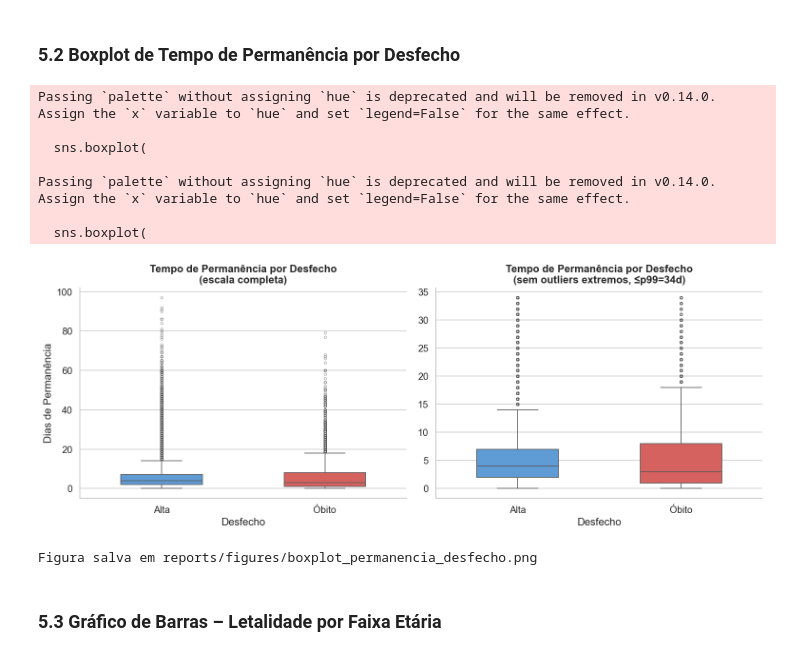
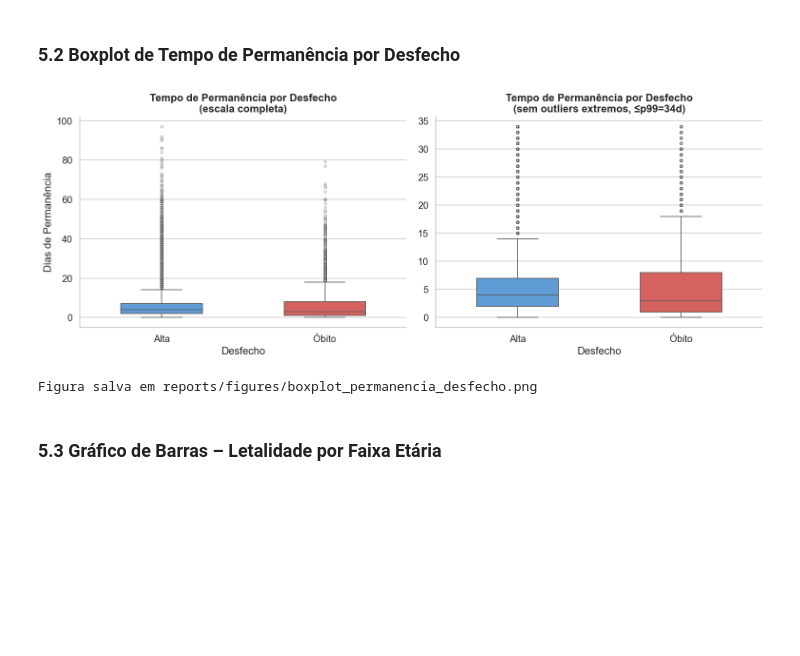
Before and after one commit to Carolina-Silva/TCC, a Jupyter notebook: notebooks/03_analysis_exploration_visualization.ipynb, the cells around one changed output. Cells and saved outputs as stored; diff of their text form; code cells hidden in the pictures; blank space fills up the shorter version.

```diff
--- a/notebooks/03_analysis_exploration_visualization.ipynb
+++ b/notebooks/03_analysis_exploration_visualization.ipynb
@@ -357,45 +364,38 @@ Figura salva em reports/figures/hist_idade.png
 # %%
 fig, axes = plt.subplots(1, 2, figsize=(13, 5))
 
 # Escala completa
 sns.boxplot(
     data=df, x='desfecho_label', y='dias_permanencia',
-    palette={'Alta': '#4C9BE8', 'Óbito': '#E8504C'},
-    width=0.5, flierprops=dict(marker='o', markersize=3, alpha=0.4),
+    hue='desfecho_label', palette={'Alta': '#4C9BE8', 'Óbito': '#E8504C'},
+    width=0.5, legend=False, flierprops=dict(marker='o', markersize=3, alpha=0.4),
     ax=axes[0]
 )
 axes[0].set_title('Tempo de Permanência por Desfecho\n(escala completa)', fontweight='bold')
 axes[0].set_xlabel('Desfecho')
 axes[0].set_ylabel('Dias de Permanência')
 
 # Sem outliers extremos (p99)
 p99 = df['dias_permanencia'].quantile(0.99)
 df_trim = df[df['dias_permanencia'] <= p99]
 sns.boxplot(
     data=df_trim, x='desfecho_label', y='dias_permanencia',
-    palette={'Alta': '#4C9BE8', 'Óbito': '#E8504C'},
-    width=0.5, flierprops=dict(marker='o', markersize=3, alpha=0.4),
+    hue='desfecho_label', palette={'Alta': '#4C9BE8', 'Óbito': '#E8504C'},
+    width=0.5, legend=False, flierprops=dict(marker='o', markersize=3, alpha=0.4),
     ax=axes[1]
 )
 axes[1].set_title(f'Tempo de Permanência por Desfecho\n(sem outliers extremos, ≤p99={p99:.0f}d)', fontweight='bold')
 axes[1].set_xlabel('Desfecho')
 axes[1].set_ylabel('')
 
 sns.despine()
 plt.tight_layout()
 plt.savefig(FIG_PATH / 'boxplot_permanencia_desfecho.png', dpi=150)
 plt.show()
 print('Figura salva em reports/figures/boxplot_permanencia_desfecho.png')
 # %% [output]
+[figure]
-Passing `palette` without assigning `hue` is deprecated and will be removed in v0.14.0. Assign the `x` variable to `hue` and set `legend=False` for the same effect.
-
-  sns.boxplot(
-
-Passing `palette` without assigning `hue` is deprecated and will be removed in v0.14.0. Assign the `x` variable to `hue` and set `legend=False` for the same effect.
-
-  sns.boxplot(
+Figura salva em reports/figures/boxplot_permanencia_desfecho.png
-[figure]
-Figura salva em reports/figures/boxplot_permanencia_desfecho.png
 # %% [markdown]
 ### 5.3 Gráfico de Barras – Letalidade por Faixa Etária
 # %%
```
Also changed, not shown: parts of 8 cells of this notebook.
